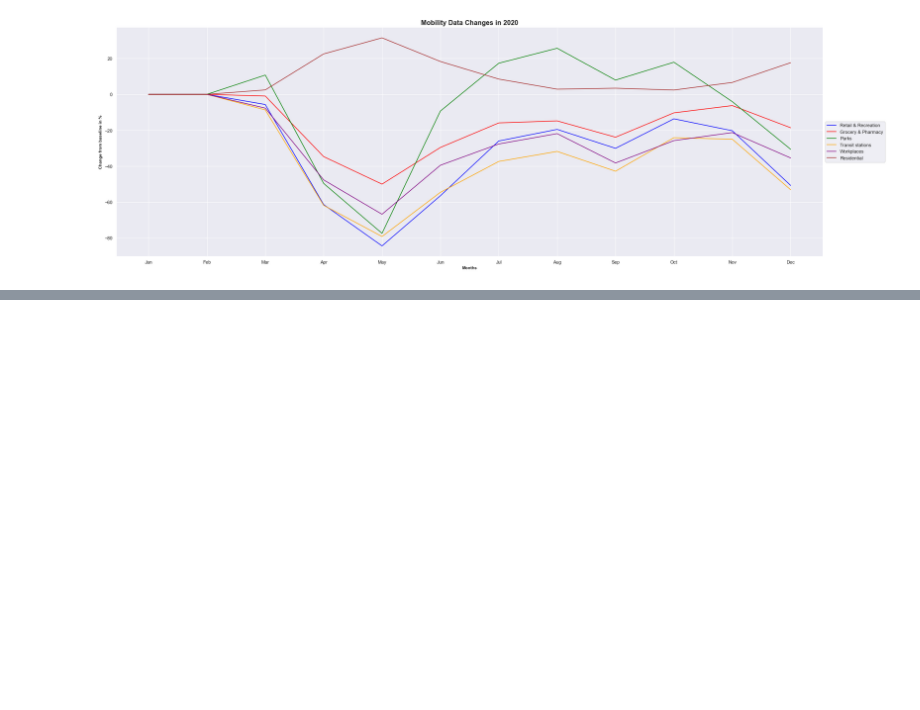
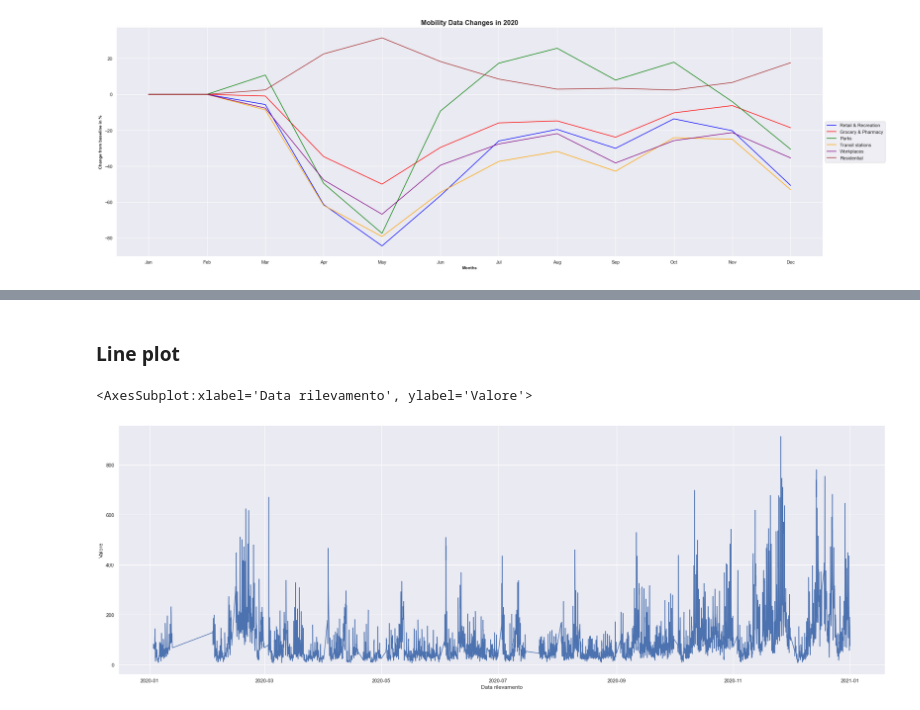
Before and after one commit to danielegerbaldo/Turin-Air-Quality-Comparison-Lockdown, a Jupyter notebook: Turin-Air-Quality-Comparison-Lockdown.ipynb, the cells around one changed output, grey strips where cells are left out. Drawn from its saved outputs; the diff is of its cells as text; code cells hidden in the pictures; blank space fills up the shorter version.

Commit message:
Air quality data readed and plotted

```diff
--- a/Turin-Air-Quality-Comparison-Lockdown.ipynb
+++ b/Turin-Air-Quality-Comparison-Lockdown.ipynb
@@ -167,0 +176,8 @@ plt.show()
+# %%
+path = 'data/ARPA/Torino-Rebaudengo_Gas_2020-02-15_2020-12-31.csv'
+to_rebaudengo_gas = pd.read_csv(path, sep=';',dtype={'Data rilevamento': str, 'Ora':str},index_col=False )
+
+#merge date and hours and parsing
+to_rebaudengo_gas["Data rilevamento"] = to_rebaudengo_gas["Data rilevamento"] + " " +  to_rebaudengo_gas["Ora"]
+to_rebaudengo_gas["Data rilevamento"] = pd.to_datetime(to_rebaudengo_gas["Data rilevamento"])
+to_rebaudengo_gas
@@ -167,0 +212,8 @@ plt.show()
+# %% [markdown]
+### Line plot
+# %%
+plt.figure(figsize=(30, 10))
+sns.lineplot(data=to_rebaudengo_gas, x="Data rilevamento", y="Valore")
+# %% [output]
+<AxesSubplot:xlabel='Data rilevamento', ylabel='Valore'>
+[figure, added]
```
Also changed, not shown: parts of 6 cells of this notebook, 4 other files.
